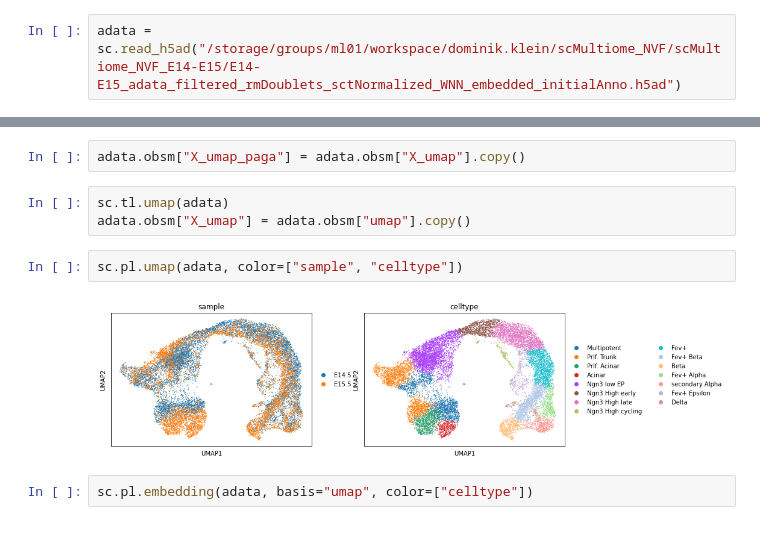
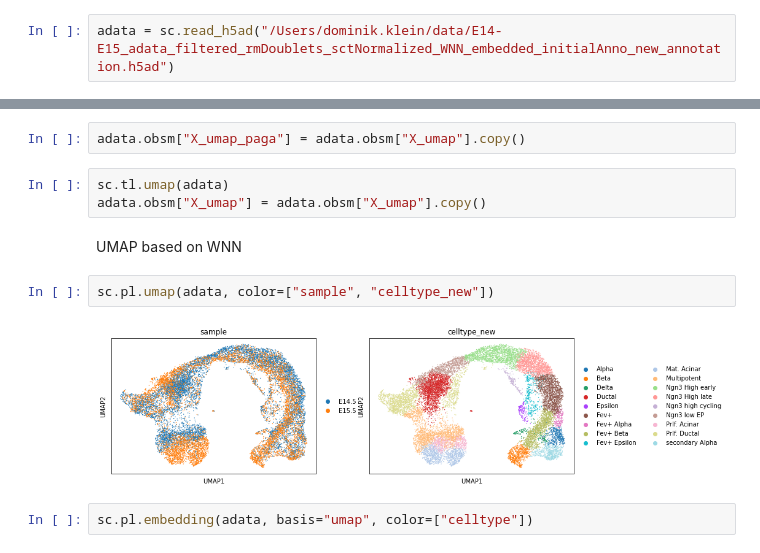
Before and after one commit to theislab/moscot-framework_reproducibility, a Jupyter notebook: 11_01_EDA.ipynb, the cells around one changed output, grey strips where cells are left out. Cells and saved outputs as stored; diff of their text form.

```diff
--- a/11_01_EDA.ipynb
+++ b/11_01_EDA.ipynb
@@ -4,7 +4,7 @@ import seaborn as sns
 from muon import atac as ac
 import matplotlib.pyplot as plt
 # %%
-adata = sc.read_h5ad("/storage/groups/ml01/workspace/dominik.klein/scMultiome_NVF/scMultiome_NVF_E14-E15/E14-E15_adata_filtered_rmDoublets_sctNormalized_WNN_embedded_initialAnno.h5ad")
+adata = sc.read_h5ad("/Users/dominik.klein/data/E14-E15_adata_filtered_rmDoublets_sctNormalized_WNN_embedded_initialAnno_new_annotation.h5ad")
 # %%
 adata
 # %% [output]
@@ -24,11 +24,13 @@ sc.pl.umap(adata, color=["batch", "sample"]) # as in previous notebook we see `b
 adata.obsm["X_umap_paga"] = adata.obsm["X_umap"].copy()
 # %%
 sc.tl.umap(adata)
-adata.obsm["X_umap"] = adata.obsm["umap"].copy()
+adata.obsm["X_umap"] = adata.obsm["X_umap"].copy()
+# %% [markdown]
+UMAP based on WNN
 # %%
-sc.pl.umap(adata, color=["sample", "celltype"])
+sc.pl.umap(adata, color=["sample", "celltype_new"])
 # %% [output]
-[figure, old version]
+[figure, new version]
 # %%
 sc.pl.embedding(adata, basis="umap", color=["celltype"])
 # %% [output]
```
Also changed, not shown: parts of 7 cells of this notebook, 16 other files.
